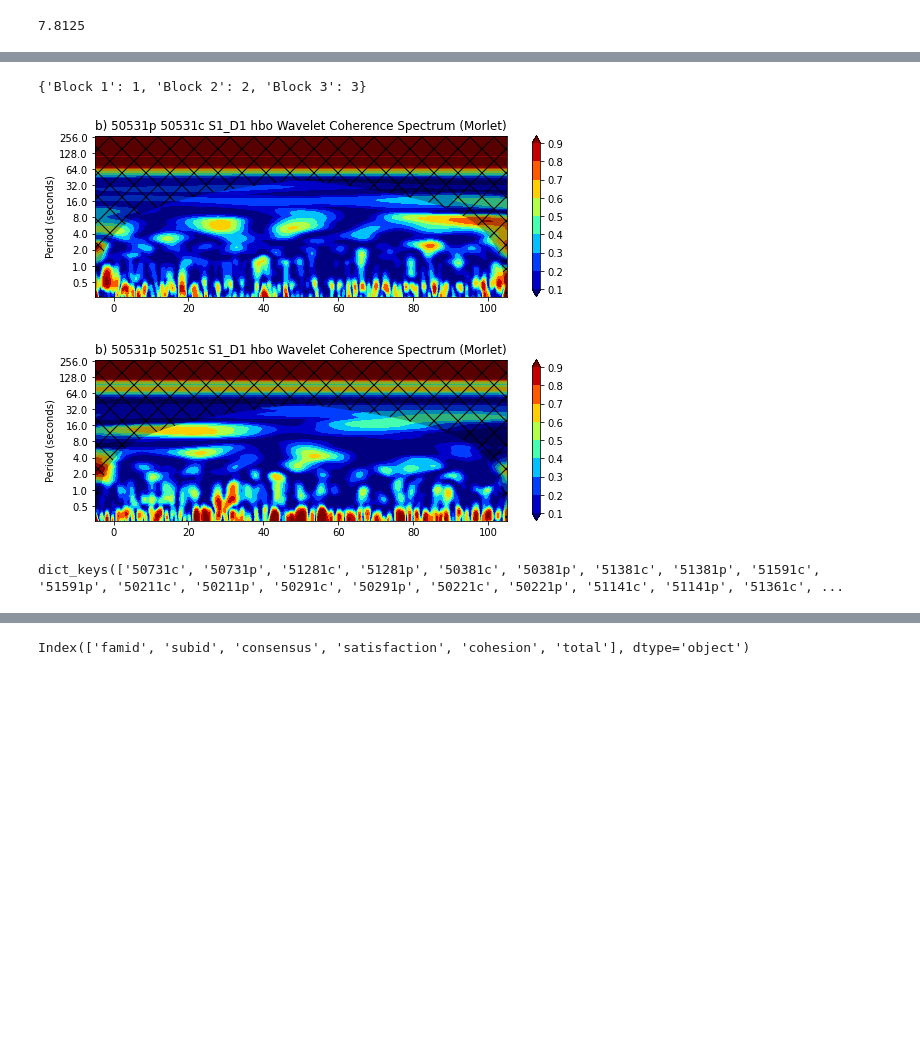
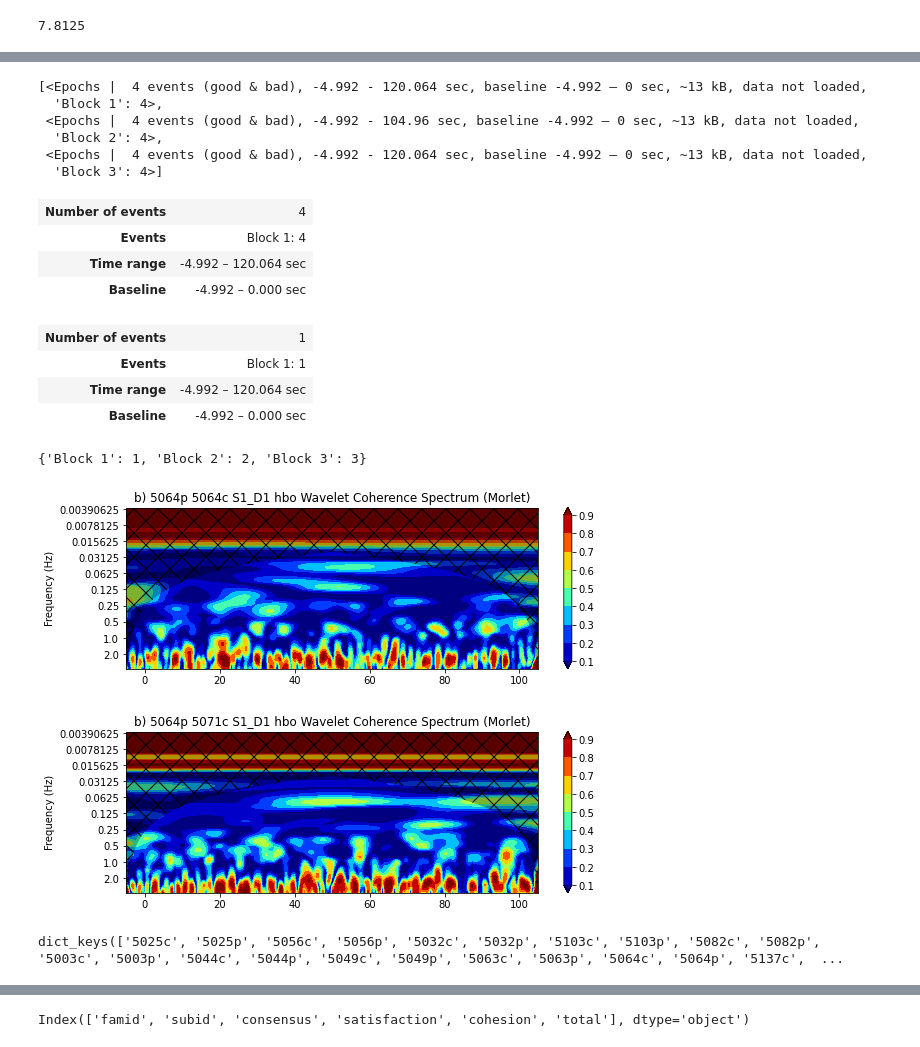
Before and after one commit to ChildBrainLab/LCBDtools, a Jupyter notebook: scripts/NIRS/notebooks/fnirs-synchrony-eDOC.ipynb, the cells around one changed output, grey strips where cells are left out. Saved outputs shown, nothing was run; the diff lists cells and outputs as text; code cells hidden in the pictures; blank space fills up the shorter version.

```diff
--- a/scripts/NIRS/notebooks/fnirs-synchrony-eDOC.ipynb
+++ b/scripts/NIRS/notebooks/fnirs-synchrony-eDOC.ipynb
@@ -58,7 +50,6 @@ ROIs = {
     'Right Temporal': ['S7_D3 hbo', 'S7_D4 hbo', 'S8_D4 hbo']}
 # %%
 # make a list of all matching session paths
-session_dirs = [d for d in glob(study_dir+"/*/V0/*") \
-    if os.path.basename(os.path.split(os.path.split(d)[1])[1]) not in ex_subs]
+session_dirs = [d for d in glob(study_dir+"/*/*_fNIRS")]
 
 subjects = list(set([os.path.basename(d)[:participant_num_len] for d in session_dirs]))
@@ -114,0 +137,3 @@ There should be 2 evt files. Skipping: 51161_V0_fNIRS
+# %%
+# finds time index
+t = scans[0][0].times
@@ -121,0 +183,3 @@ scans[0][0].info['subject_info']
+# %%
+for scan in scans:
+    print(scan[0].info['subject_info']['his_id'],scan[0].annotations)
@@ -148,18 +236,21 @@ scans[0][0].annotations
 # %%
 from typing import Union
 
+# function to do Continuous Wavelet Transform on a single signal
 def mne_wavelet_transform(sig1: [mne.io.Raw, mne.Epochs], plot: bool = True,
                       chs: Union[str] = None):
     """
     Perform a continuous wavelet transform based off data in mne Raw object
     """
+
+    # set time ##t0 = start time and dt = distance in time from t0. N is length
     t0 = sig1.times[0]
     dt = sig1.times[1] - t0
     N = len(sig1.times)
 #     t = np.arange(0, N) * dt + t0
     t = sig1.times
 
-    # define wavelet analysis parameters
+    # define wavelet analysis parameters ## Clayton Add reference for parameters?
     mother = wavelet.Morlet(6)
     s0 = 2 * dt # starting scale, in this case 2 * 0.128 s = 0.256 s
     dj = 1 / 12 # twelve sub-octaves per octaves
@@ -251,12 +342,13 @@ def mne_wavelet_transform(sig1: [mne.io.Raw, mne.Epochs], plot: bool = True,
                                     np.log2(period[-1:]), [1e-9]]),
                     'k', alpha=0.3, hatch='x')
             bx.set_title('b) {} Wavelet Power Spectrum ({})'.format(label, mother.name))
-            bx.set_ylabel('Period (seconds)')
+            bx.set_ylabel('Frequency (Hz)')
 
             Yticks = 2 ** np.arange(np.ceil(np.log2(period.min())),
                                     np.ceil(np.log2(period.max())))
+
             bx.set_yticks(np.log2(Yticks))
-            bx.set_yticklabels(Yticks)
+            bx.set_yticklabels(1/Yticks)
 
             # third sub-plot, the global wavelet and Fourier power spectra and theoretical
             # noise spectra. Note that period scale is logarithmic
@@ -271,7 +363,7 @@ def mne_wavelet_transform(sig1: [mne.io.Raw, mne.Epochs], plot: bool = True,
             cx.set_xlim([0, glbl_power.max() + var])
             cx.set_ylim(np.log2([period.min(), period.max()]))
             cx.set_yticks(np.log2(Yticks))
-            cx.set_yticklabels(Yticks)
+            cx.set_yticklabels(1/Yticks)
             plt.setp(cx.get_yticklabels(), visible=False)
 
             # Fourth sub-plot, the scale averaged wavelet spectrum.
@@ -288,6 +380,7 @@ def mne_wavelet_transform(sig1: [mne.io.Raw, mne.Epochs], plot: bool = True,
     return wave, scales, freqs, coi, fft, fftfreqs
 
 
+# function to do wavelet coherence transform on 2 signals
 def mne_wavelet_coherence_transform(sig1: [mne.io.Raw, mne.Epochs],
         sig2: [mne.io.Raw, mne.Epochs],
         plot: bool = True, fig_fname: str = None,
@@ -372,12 +465,13 @@ def mne_wavelet_coherence_transform(sig1: [mne.io.Raw, mne.Epochs],
                                     np.log2(period[-1:]), [1e-9]]),
                     'k', alpha=0.3, hatch='x')
             ax.set_title('b) {} Wavelet Coherence Spectrum ({})'.format(label, mother.name))
-            ax.set_ylabel('Period (seconds)')
+            ax.set_ylabel('Frequency (Hz)')
 
             Yticks = 2 ** np.arange(np.ceil(np.log2(period.min())),
                                     np.ceil(np.log2(period.max())))
+
             ax.set_yticks(np.log2(Yticks))
-            ax.set_yticklabels(Yticks)
+            ax.set_yticklabels(1/Yticks)
             ax.set_xlim([t.min(), t.max()])
             ax.set_ylim(np.log2([period.min(), period.max()]))
 
@@ -1066,21 +740,45 @@ epoch_df['50531c']['S1_D1 hbo']
+# %%
+# a specific channel from the subject
+epoch_df['5064c']['S1_D1 hbo']
+# %% [output]
+[<Epochs |  4 events (good & bad), -4.992 - 120.064 sec, baseline -4.992 – 0 sec, ~13 kB, data not loaded,
+  'Block 1': 4>,
+ <Epochs |  4 events (good & bad), -4.992 - 104.96 sec, baseline -4.992 – 0 sec, ~13 kB, data not loaded,
+  'Block 2': 4>,
+ <Epochs |  4 events (good & bad), -4.992 - 120.064 sec, baseline -4.992 – 0 sec, ~13 kB, data not loaded,
+  'Block 3': 4>]
+# %%
+# a specific block at that subject / channel, in this case the first (0) is pre-play
+epoch_df['5064c']['S1_D1 hbo'][0]
+# %% [output]
+| Number of events | 4 |
+| Events | Block 1: 4 |
+| Time range | -4.992 – 120.064 sec |
+| Baseline | -4.992 – 0.000 sec |
+# %%
+# a specific iteration of that block at that subject / channel, in this case the first (0) is pre-play, we look at the 4th (3) iteration of the block
+epoch_df['5064c']['S1_D1 hbo'][0][3]
+# %% [output]
+| Number of events | 1 |
+| Events | Block 1: 1 |
+| Time range | -4.992 – 120.064 sec |
+| Baseline | -4.992 – 0.000 sec |
 # %%
 event_dict
 # %% [output]
 {'Block 1': 1, 'Block 2': 2, 'Block 3': 3}
 # %%
+# example WCT between a real dyad, puzzle block (1), iteration 0 (0)
 WCT, aWCT, coi, freqs, sig95 = mne_wavelet_coherence_transform(
-    epoch_df['50531p']['S1_D1 hbo'][1][0].copy(),
-    epoch_df['50531c']['S1_D1 hbo'][1][0].copy(),
+    epoch_df['5064p']['S1_D1 hbo'][1][0].copy(),
+    epoch_df['5064c']['S1_D1 hbo'][1][0].copy(),
     plot=True)
 
+# same WCT but a random false dyad
 WCT, aWCT, coi, freqs, sig95 = mne_wavelet_coherence_transform(
-    epoch_df['50531p']['S1_D1 hbo'][1][0].copy(),
-    epoch_df['50251c']['S1_D1 hbo'][1][0].copy(),
+    epoch_df['5064p']['S1_D1 hbo'][1][0].copy(),
+    epoch_df['5071c']['S1_D1 hbo'][1][0].copy(),
     plot=True)
 # %% [output]
-[figure, old version]
+[figure, new version]
-[figure, old version]
+[figure, new version]
-# %%
-epoch_df.keys()
-# %% [output]
-dict_keys(['50731c', '50731p', '51281c', '51281p', '50381c', '50381p', '51381c', '51381p', '51591c', '51591p', '50211c', '50211p', '50291c', '50291p', '50221c', '50221p', '51141c', '51141p', '51361c', ...
@@ -1089,0 +785,5 @@ del pps
+# %%
+# list out all the subjects in the epoch df
+epoch_df.keys()
+# %% [output]
+dict_keys(['5025c', '5025p', '5056c', '5056p', '5032c', '5032p', '5103c', '5103p', '5082c', '5082p', '5003c', '5003p', '5044c', '5044p', '5049c', '5049p', '5063c', '5063p', '5064c', '5064p', '5137c',  ...
```
Also changed, not shown: parts of 73 cells of this notebook, 10 other files.
